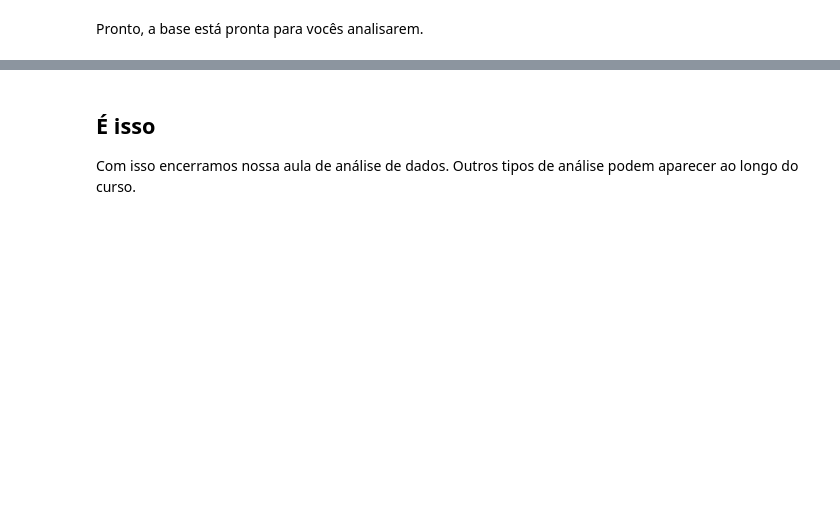
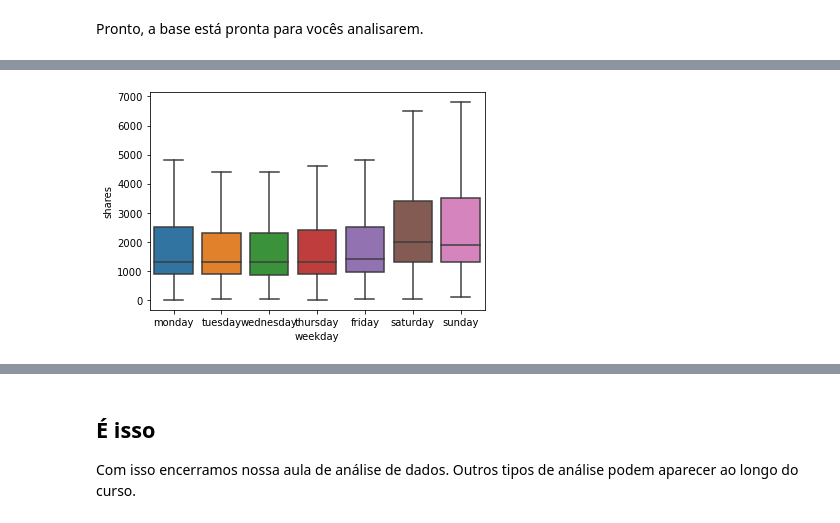
Before and after one commit to adolfoguimaraes/datascience, a Jupyter notebook: code/01_laboratorio_analise_de_dados.ipynb, the cells around one changed output, grey strips where cells are left out. Saved outputs shown, nothing was run; the diff lists cells and outputs as text; code cells hidden in the pictures; blank space fills up the shorter version.

```diff
--- a/code/01_laboratorio_analise_de_dados.ipynb
+++ b/code/01_laboratorio_analise_de_dados.ipynb
@@ -703,0 +757,8 @@ Pronto, a base está pronta para vocês analisarem.
+# %%
+ax = sns.boxplot(
+    x="weekday",
+    y="shares",
+    data=data_final,
+    showfliers=False)
+# %% [output]
+[figure, added]
```
Also changed, not shown: parts of 5 cells of this notebook, 2 other files.
